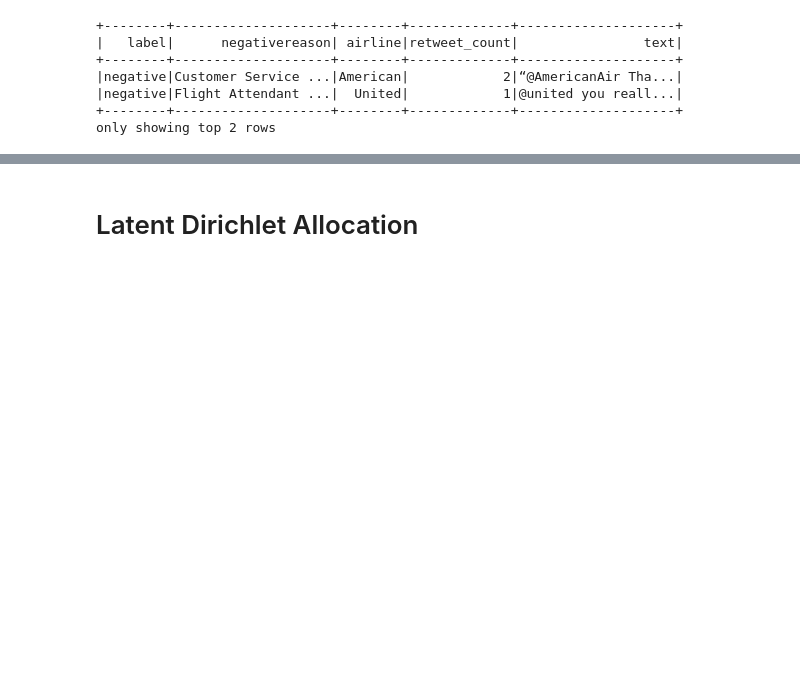
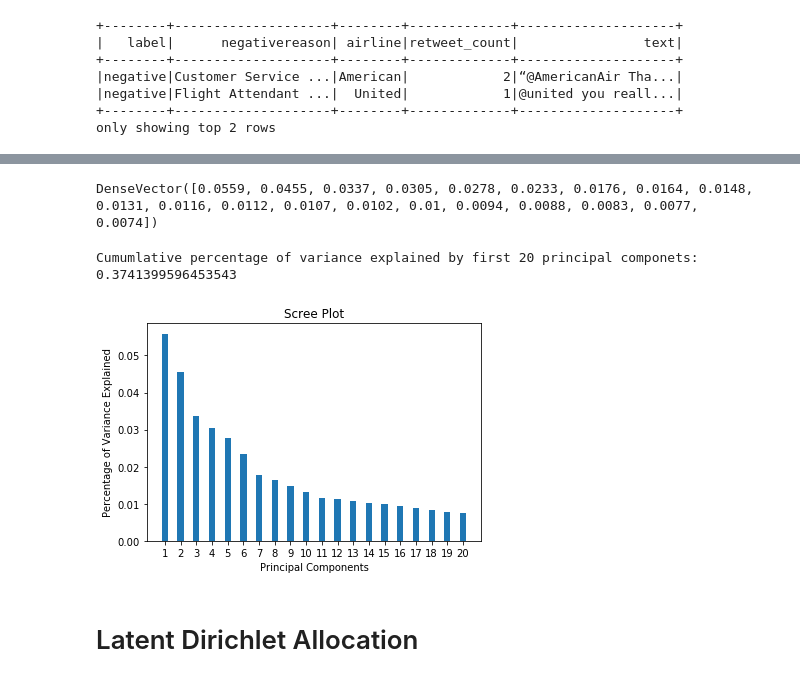
Before and after one commit to mingzhouzhu22/PSTAT135_FinalProject, a Jupyter notebook: DataExploration.ipynb, the cells around one changed output, grey strips where cells are left out. Drawn from its saved outputs; the diff is of its cells as text; code cells hidden in the pictures; blank space fills up the shorter version.

```diff
--- a/DataExploration.ipynb
+++ b/DataExploration.ipynb
@@ -328,0 +333,6 @@ only showing top 2 rows
+# %%
+# PCA
+pca = PCA(k=20, inputCol="count_vec", outputCol="pcaFeatures")
+model = pca.fit(train)
+result = model.transform(train).select("pcaFeatures")
+result.show(4,truncate=True)
@@ -329,3 +349,25 @@ only showing top 2 rows
+# %%
+# Explained Variance
+var_exp = model.explainedVariance
+var_exp
+# %% [output]
+DenseVector([0.0559, 0.0455, 0.0337, 0.0305, 0.0278, 0.0233, 0.0176, 0.0164, 0.0148, 0.0131, 0.0116, 0.0112, 0.0107, 0.0102, 0.01, 0.0094, 0.0088, 0.0083, 0.0077, 0.0074])
+# %%
+# percentage of variance explained by first 20 principal components
+print("Cumumlative percentage of variance explained by first 20 principal componets: ",sum(model.explainedVariance))
+# %% [output]
+Cumumlative percentage of variance explained by first 20 principal componets:  0.3741399596453543
+# %%
+# plot
+ids = ["1", "2", "3", "4", "5", "6", "7", "8", "9", "10", "11", "12", "13", "14", "15", "16", "17", "18", "19", "20"]
+
+plt.bar(ids, var_exp, width=0.4)
+plt.xlabel('Principal Components')
+plt.ylabel('Percentage of Variance Explained')
+plt.title('Scree Plot')
+plt.show()
+# %% [output]
+[figure, added]
 # %% [markdown]
 # Latent Dirichlet Allocation
 # %% [markdown]
```
Also changed, not shown: parts of 6 cells of this notebook.
